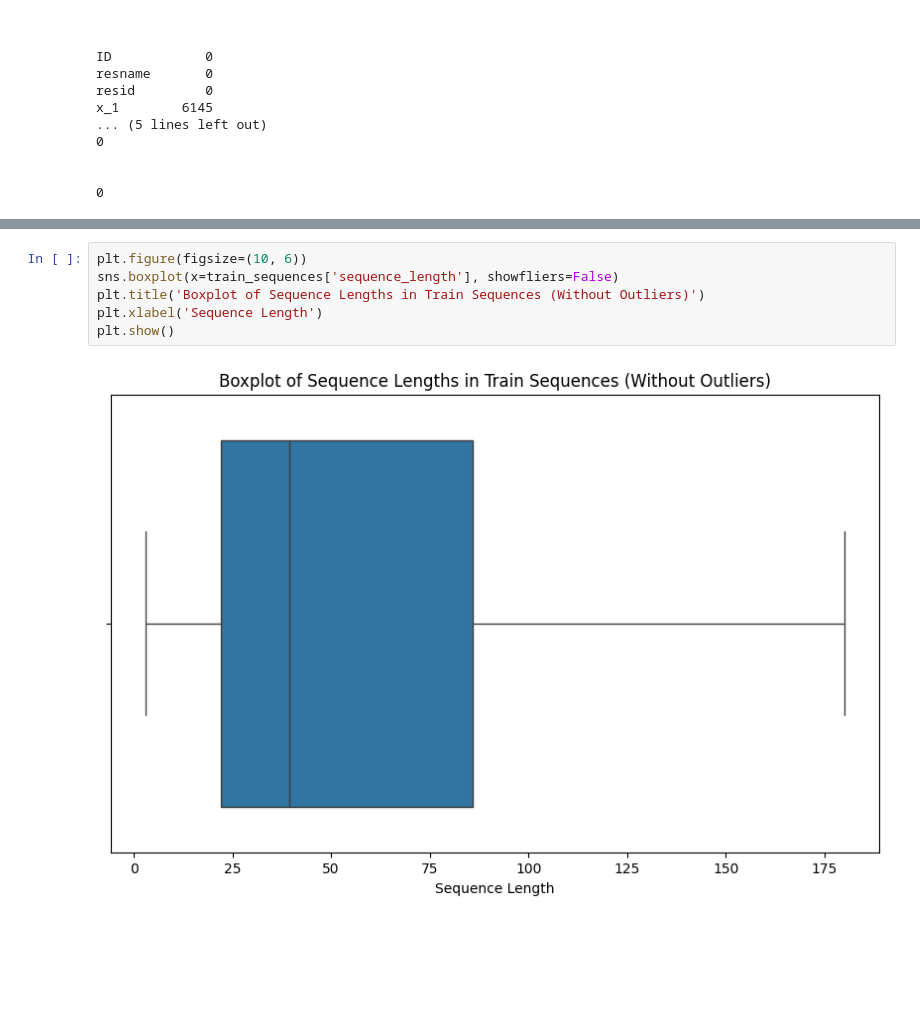
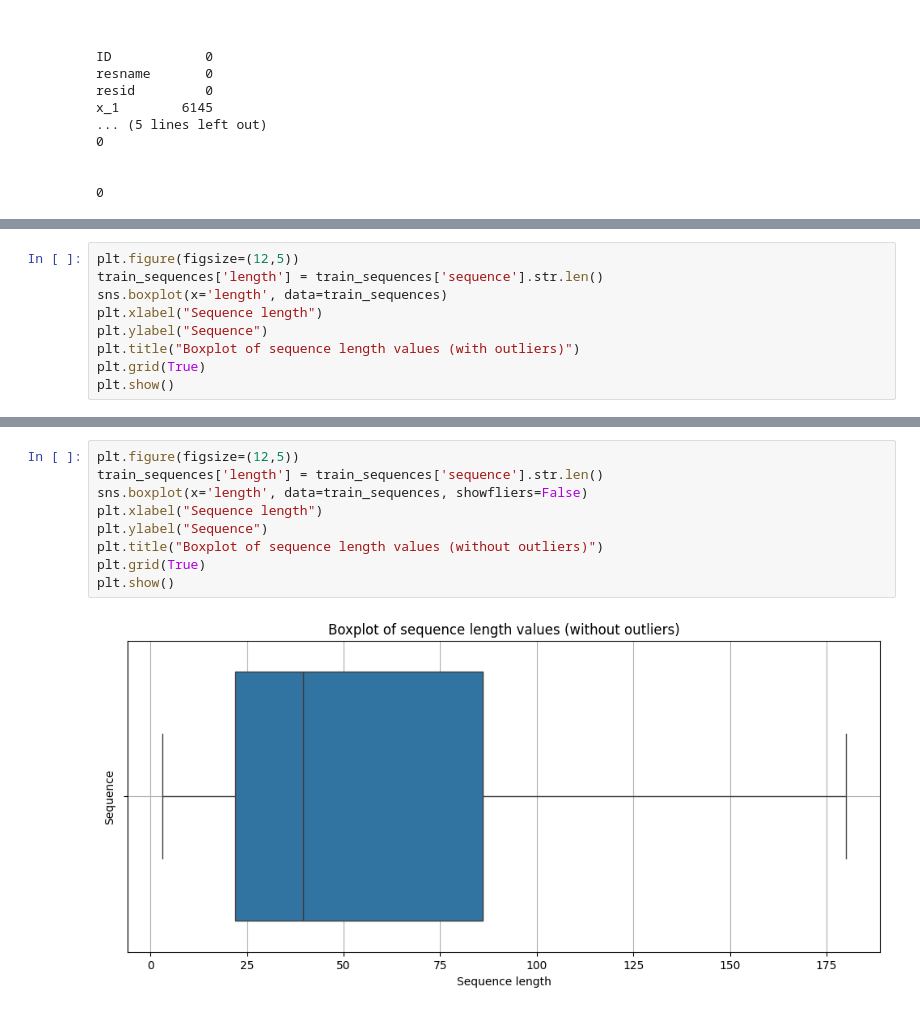
Before and after one commit to omjadhav9271/Stanford-RNA-3D-Folding, a Jupyter notebook: Mark01.ipynb, the cells around one changed output, grey strips where cells are left out. Saved outputs shown, nothing was run; the diff lists cells and outputs as text; blank space fills up the shorter version.

Commit message:
Boxplot Done

```diff
--- a/Mark01.ipynb
+++ b/Mark01.ipynb
@@ -111,0 +104,9 @@ plt.show()
+# %%
+plt.figure(figsize=(12,5))
+train_sequences['length'] = train_sequences['sequence'].str.len()
+sns.boxplot(x='length', data=train_sequences)
+plt.xlabel("Sequence length")
+plt.ylabel("Sequence")
+plt.title("Boxplot of sequence length values (with outliers)")
+plt.grid(True)
+plt.show()
@@ -112,8 +115,11 @@ plt.show()
 # %%
-plt.figure(figsize=(10, 6))
-sns.boxplot(x=train_sequences['sequence_length'], showfliers=False)
-plt.title('Boxplot of Sequence Lengths in Train Sequences (Without Outliers)')
-plt.xlabel('Sequence Length')
+plt.figure(figsize=(12,5))
+train_sequences['length'] = train_sequences['sequence'].str.len()
+sns.boxplot(x='length', data=train_sequences, showfliers=False)
+plt.xlabel("Sequence length")
+plt.ylabel("Sequence")
+plt.title("Boxplot of sequence length values (without outliers)")
+plt.grid(True)
 plt.show()
 # %% [output]
-[figure, old version]
+[figure, new version]
```
Also changed, not shown: parts of 2 cells of this notebook.
